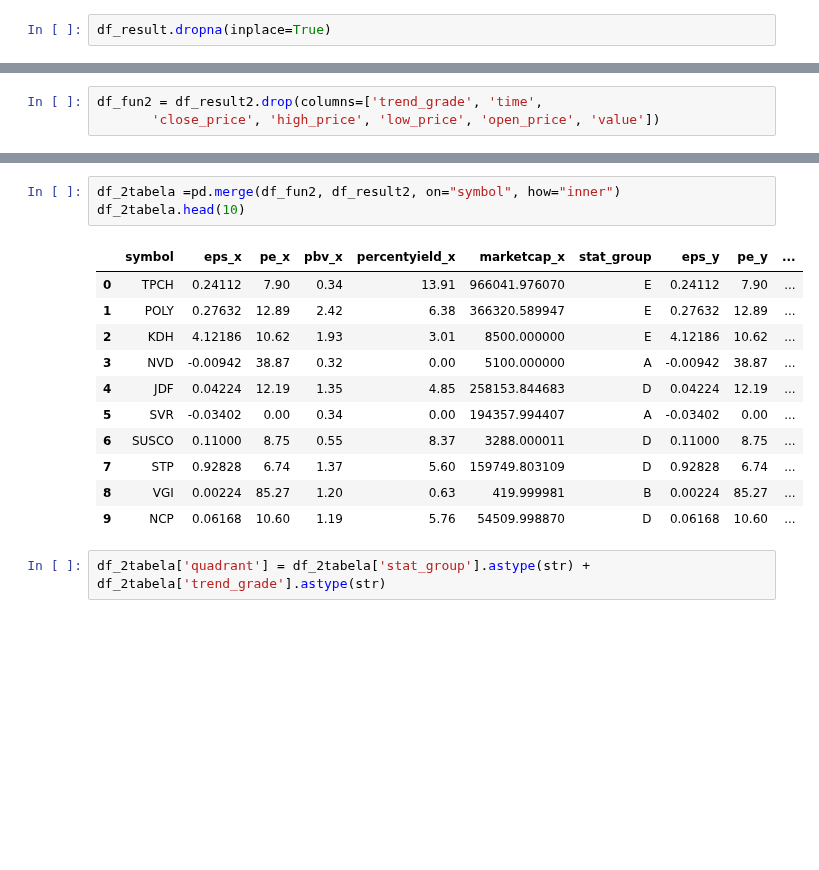
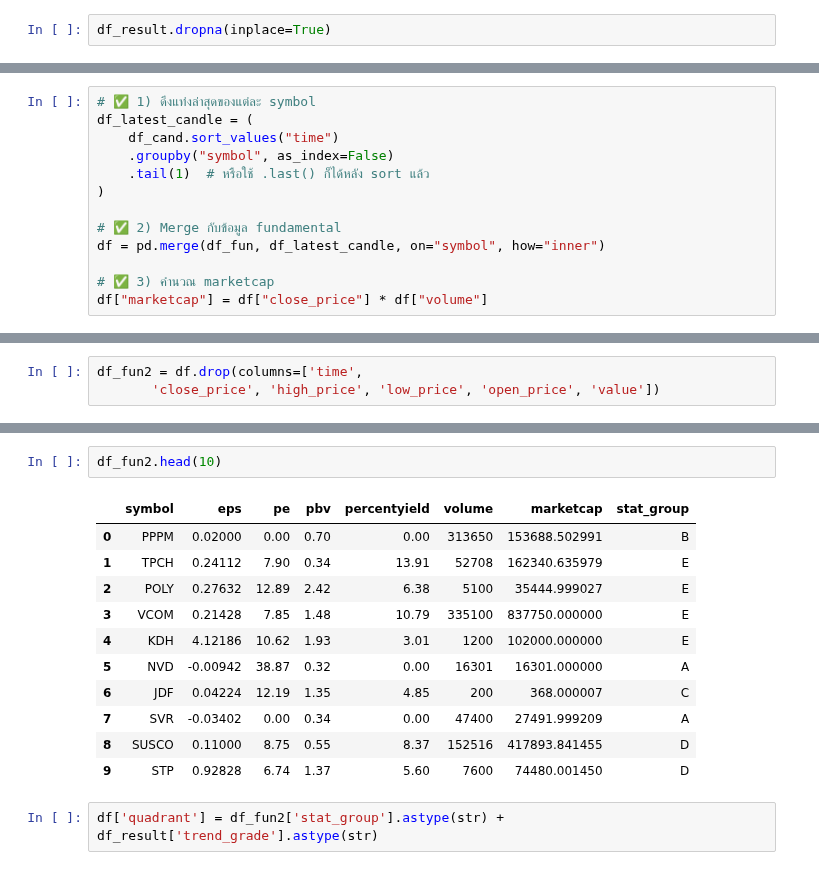
Before and after one commit to phqsuema123/Stock-quadrant-quantitative-analysis-using-deep-learning-classification, a Jupyter notebook: 1.Final_file/3.Data_preparation,4.Modelling/full_project.ipynb, the cells around one changed output, grey strips where cells are left out. Saved outputs shown, nothing was run; the diff lists cells and outputs as text; blank space fills up the shorter version.

```diff
--- a/1.Final_file/3.Data_preparation,4.Modelling/full_project.ipynb
+++ b/1.Final_file/3.Data_preparation,4.Modelling/full_project.ipynb
@@ -454 +514,14 @@ df_result.head(10)
+# %%
+# ✅ 1) ดึงแท่งล่าสุดของแต่ละ symbol
+df_latest_candle = (
+    df_cand.sort_values("time")
+    .groupby("symbol", as_index=False)
+    .tail(1)  # หรือใช้ .last() ก็ได้หลัง sort แล้ว
+)
+
+# ✅ 2) Merge กับข้อมูล fundamental
+df = pd.merge(df_fun, df_latest_candle, on="symbol", how="inner")
+
+# ✅ 3) คำนวณ marketcap
+df["marketcap"] = df["close_price"] * df["volume"]
 # %%
@@ -497,5 +567,5 @@ Index(['symbol', 'eps', 'pe', 'pbv', 'percentyield', 'trend_grade', 'time',
        'marketcap'],
       dtype='object')
 # %%
-df_fun2 = df_result2.drop(columns=['trend_grade', 'time',
+df_fun2 = df.drop(columns=['time',
        'close_price', 'high_price', 'low_price', 'open_price', 'value'])
@@ -575,17 +661,16 @@ print(df_fun2[['symbol','eps','pe','pbv','percentyield','marketcap','stat_group'
 # %%
-df_2tabela =pd.merge(df_fun2, df_result2, on="symbol", how="inner")
-df_2tabela.head(10)
+df_fun2.head(10)
 # %% [output]
-|  | symbol | eps_x | pe_x | pbv_x | percentyield_x | marketcap_x | stat_group | eps_y | pe_y | ... |
-| 0 | TPCH | 0.24112 | 7.90 | 0.34 | 13.91 | 966041.976070 | E | 0.24112 | 7.90 | ... |
-| 1 | POLY | 0.27632 | 12.89 | 2.42 | 6.38 | 366320.589947 | E | 0.27632 | 12.89 | ... |
-| 2 | KDH | 4.12186 | 10.62 | 1.93 | 3.01 | 8500.000000 | E | 4.12186 | 10.62 | ... |
-| 3 | NVD | -0.00942 | 38.87 | 0.32 | 0.00 | 5100.000000 | A | -0.00942 | 38.87 | ... |
-| 4 | JDF | 0.04224 | 12.19 | 1.35 | 4.85 | 258153.844683 | D | 0.04224 | 12.19 | ... |
-| 5 | SVR | -0.03402 | 0.00 | 0.34 | 0.00 | 194357.994407 | A | -0.03402 | 0.00 | ... |
-| 6 | SUSCO | 0.11000 | 8.75 | 0.55 | 8.37 | 3288.000011 | D | 0.11000 | 8.75 | ... |
-| 7 | STP | 0.92828 | 6.74 | 1.37 | 5.60 | 159749.803109 | D | 0.92828 | 6.74 | ... |
-| 8 | VGI | 0.00224 | 85.27 | 1.20 | 0.63 | 419.999981 | B | 0.00224 | 85.27 | ... |
-| 9 | NCP | 0.06168 | 10.60 | 1.19 | 5.76 | 54509.998870 | D | 0.06168 | 10.60 | ... |
+|  | symbol | eps | pe | pbv | percentyield | volume | marketcap | stat_group |
+| 0 | PPPM | 0.02000 | 0.00 | 0.70 | 0.00 | 313650 | 153688.502991 | B |
+| 1 | TPCH | 0.24112 | 7.90 | 0.34 | 13.91 | 52708 | 162340.635979 | E |
+| 2 | POLY | 0.27632 | 12.89 | 2.42 | 6.38 | 5100 | 35444.999027 | E |
+| 3 | VCOM | 0.21428 | 7.85 | 1.48 | 10.79 | 335100 | 837750.000000 | E |
+| 4 | KDH | 4.12186 | 10.62 | 1.93 | 3.01 | 1200 | 102000.000000 | E |
+| 5 | NVD | -0.00942 | 38.87 | 0.32 | 0.00 | 16301 | 16301.000000 | A |
+| 6 | JDF | 0.04224 | 12.19 | 1.35 | 4.85 | 200 | 368.000007 | C |
+| 7 | SVR | -0.03402 | 0.00 | 0.34 | 0.00 | 47400 | 27491.999209 | A |
+| 8 | SUSCO | 0.11000 | 8.75 | 0.55 | 8.37 | 152516 | 417893.841455 | D |
+| 9 | STP | 0.92828 | 6.74 | 1.37 | 5.60 | 7600 | 74480.001450 | D |
 # %%
-df_2tabela['quadrant'] = df_2tabela['stat_group'].astype(str) + df_2tabela['trend_grade'].astype(str)
+df['quadrant'] = df_fun2['stat_group'].astype(str) + df_result['trend_grade'].astype(str)
```
Also changed, not shown: parts of 59 cells of this notebook.
